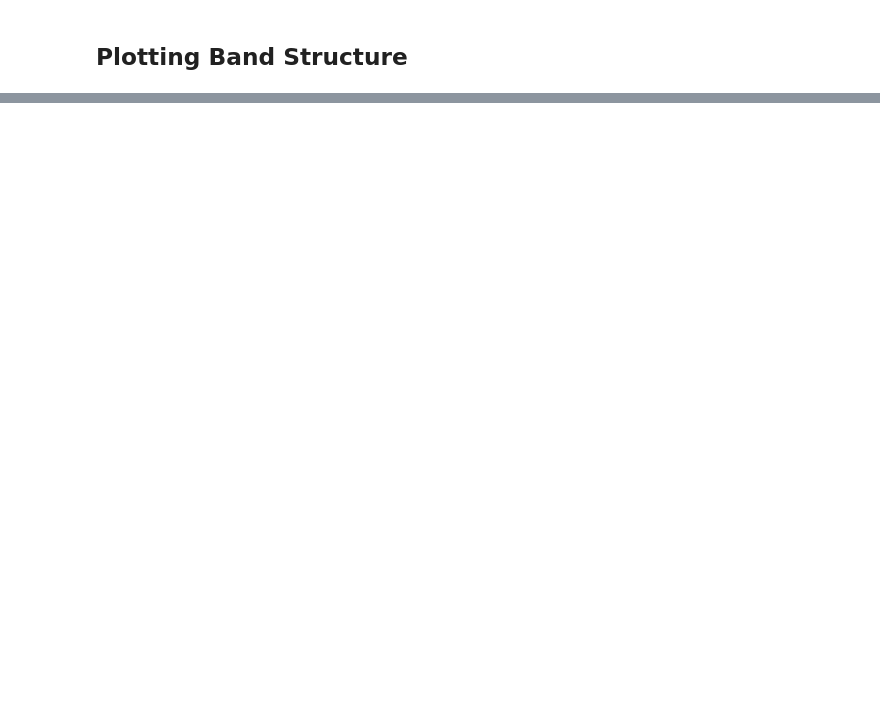
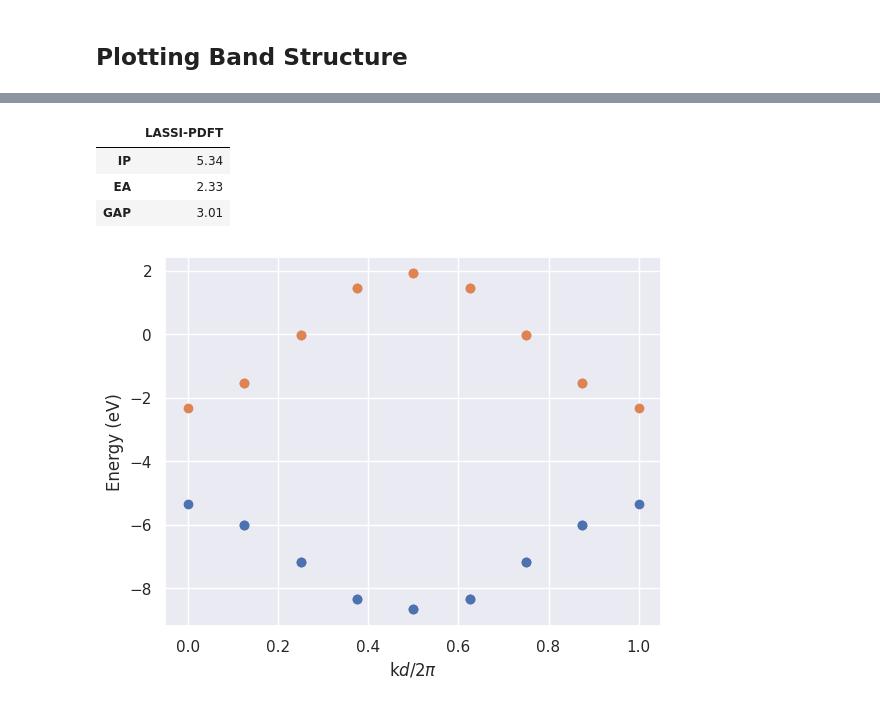
Before and after one commit to GagliardiGroup/periodiclas, a Jupyter notebook: pacircle_band_structure.ipynb, the cells around one changed output, grey strips where cells are left out. Saved outputs shown, nothing was run; the diff lists cells and outputs as text; code cells hidden in the pictures; blank space fills up the shorter version.

```diff
--- a/pacircle_band_structure.ipynb
+++ b/pacircle_band_structure.ipynb
@@ -70,0 +89,10 @@ np.round(df,2)
+# %%
+las = LASdata(pkl_fn="logs/pa16_frag2_dist24_lsipdft.pkl",pdft=True)
+df = las.make_bands()
+np.round(df,2)
+# %% [output]
+|  | LASSI-PDFT |
+| IP | 5.34 |
+| EA | 2.33 |
+| GAP | 3.01 |
+[figure, added]
```
Also changed, not shown: parts of 17 cells of this notebook, 35 other files.
